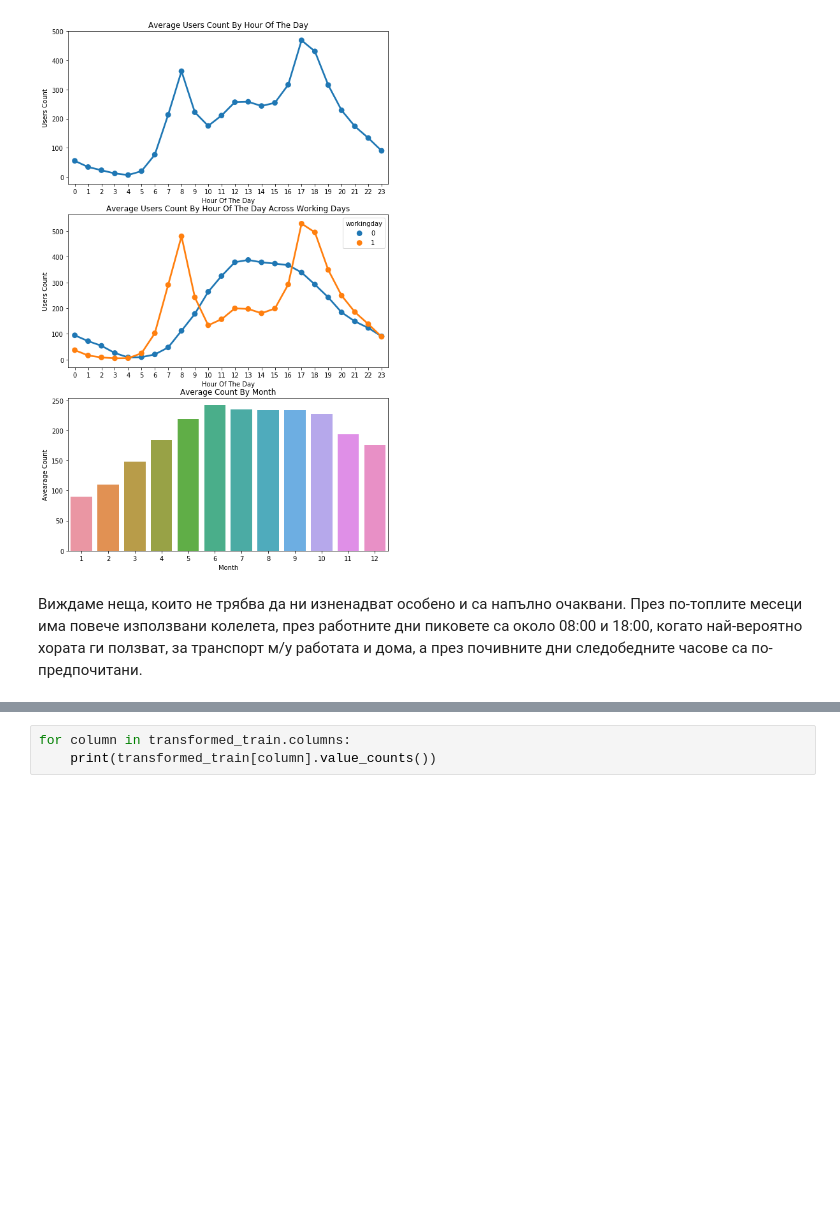
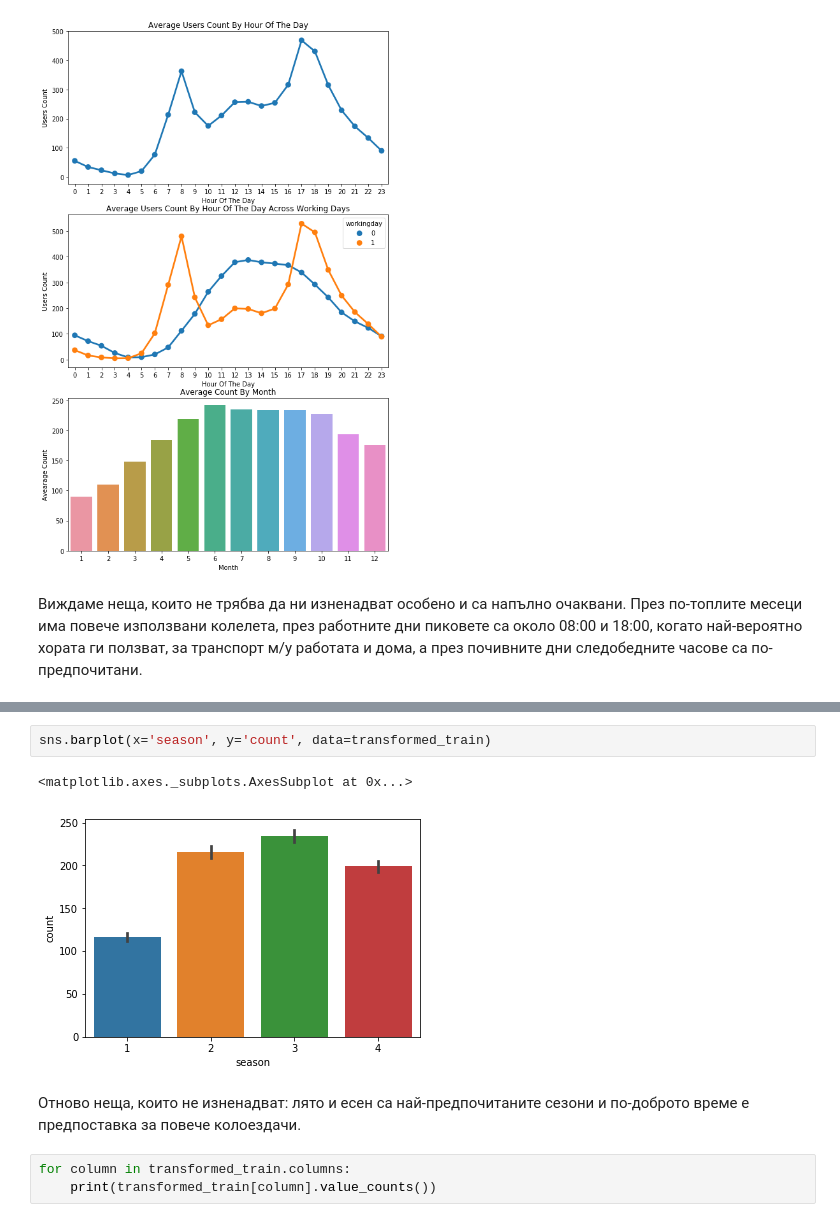
Before and after one commit to demilev/machine-learning-fmi, a Jupyter notebook: models/bike-sharing/bike-sharing.ipynb, the cells around one changed output, grey strips where cells are left out. Saved outputs shown, nothing was run; the diff lists cells and outputs as text; blank space fills up the shorter version.

```diff
--- a/models/bike-sharing/bike-sharing.ipynb
+++ b/models/bike-sharing/bike-sharing.ipynb
@@ -326,3 +328,10 @@ ax3.set(xlabel='Month', ylabel='Avearage Count',title="Average Count By Month")
+# %%
+sns.barplot(x='season', y='count', data=transformed_train)
+# %% [output]
+<matplotlib.axes._subplots.AxesSubplot at 0x...>
+[figure, added]
+# %% [markdown]
+Отново неща, които не изненадват: лято и есен са най-предпочитаните сезони и по-доброто време е предпоставка за повече колоездачи.
 # %%
 for column in transformed_train.columns:
     print(transformed_train[column].value_counts())
```
Also changed, not shown: parts of 35 cells of this notebook, 4 other files.
